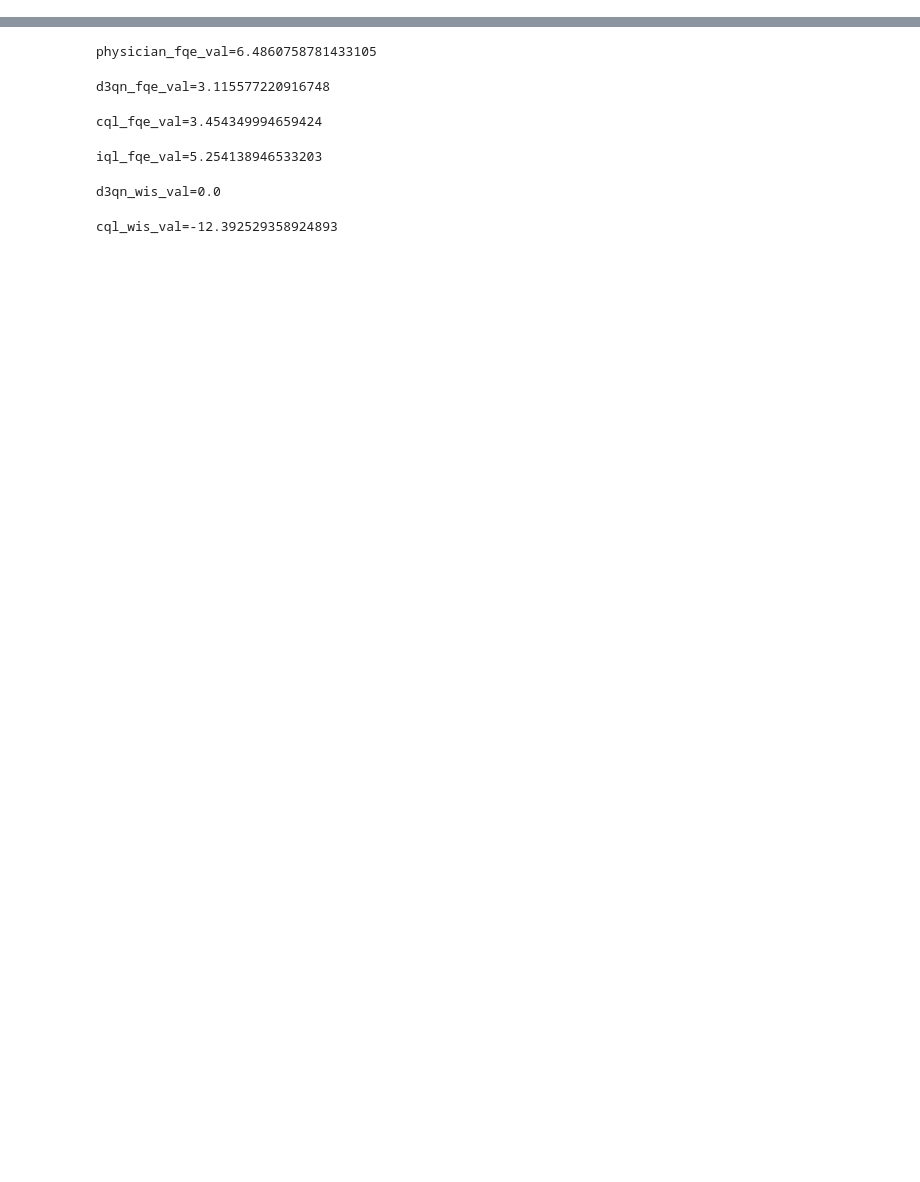
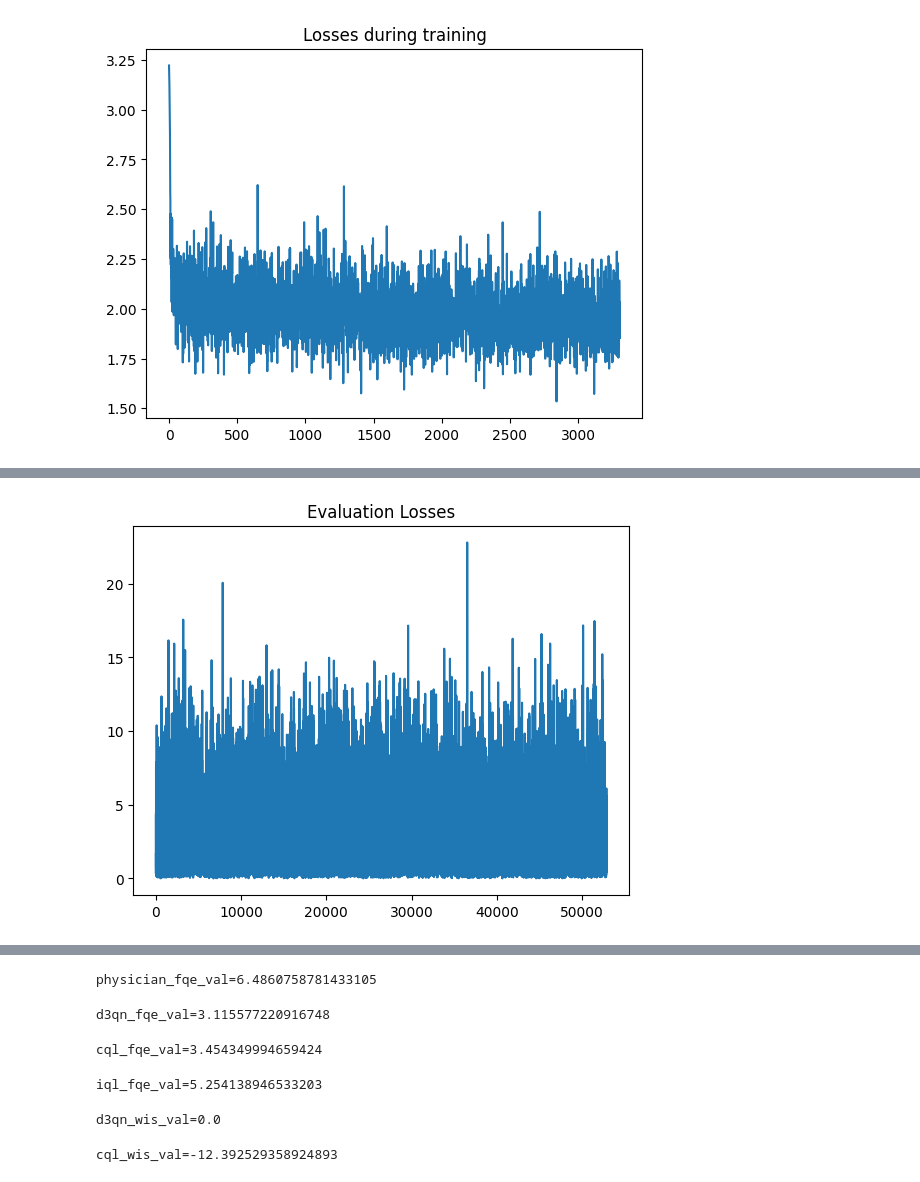
Before and after one commit to weissguy/rl-sepsis, a Jupyter notebook: mimic_policies.ipynb, the cells around one changed output, grey strips where cells are left out. Drawn from its saved outputs; the diff is of its cells as text; code cells hidden in the pictures; blank space fills up the shorter version.

```diff
--- a/mimic_policies.ipynb
+++ b/mimic_policies.ipynb
@@ -150,3 +141,17 @@ def plot_heatmap(array, plot_title, ax):
     ax.set_ylabel('iv bin')
     ax.invert_yaxis()
     ax.grid(which='minor', color='b', linestyle='-', linewidth=1)
+# %%
+### DO NOT USE -- Physician policy estimation via behavioral cloning -- with latent space vectors ###
+
+# train new policy
+physician_policy_latent = compute_physician_policy(train_df, latent=True, verbose=True)
+#torch.save(physician_policy.state_dict(), 'models/physician_policy.pth')
+
+# load saved policy
+#physician_policy = BehaviorPolicy(state_dim=20, action_dim=25, hidden_dim=256)
+#physician_policy.load_state_dict(torch.load('models/physician_policy.pth'))
+
+evaluate_physician_policy(physician_policy_latent, test_df, latent=True)
+# %% [output]
+[figure, added]
@@ -152,0 +159 @@ def plot_heatmap(array, plot_title, ax):
+[figure, added]
```
Also changed, not shown: parts of 16 cells of this notebook, 10 other files.
